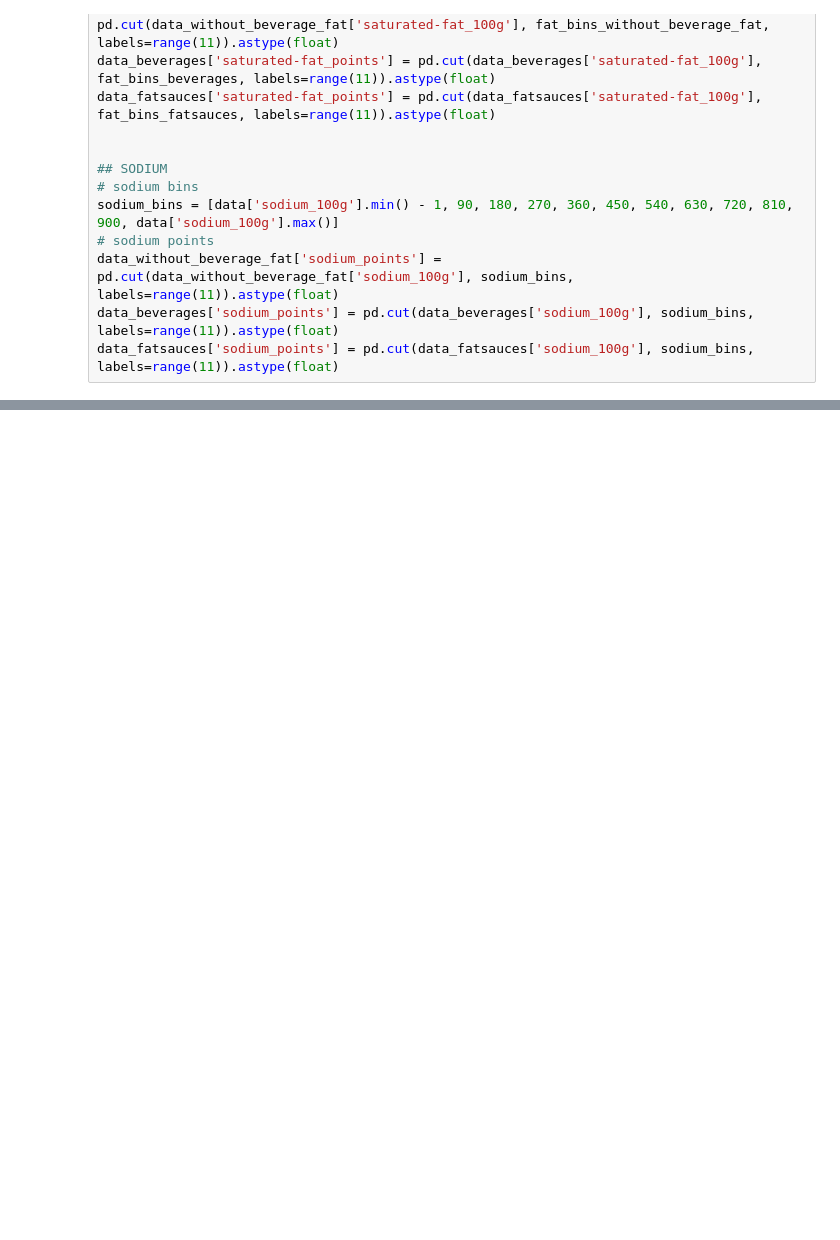
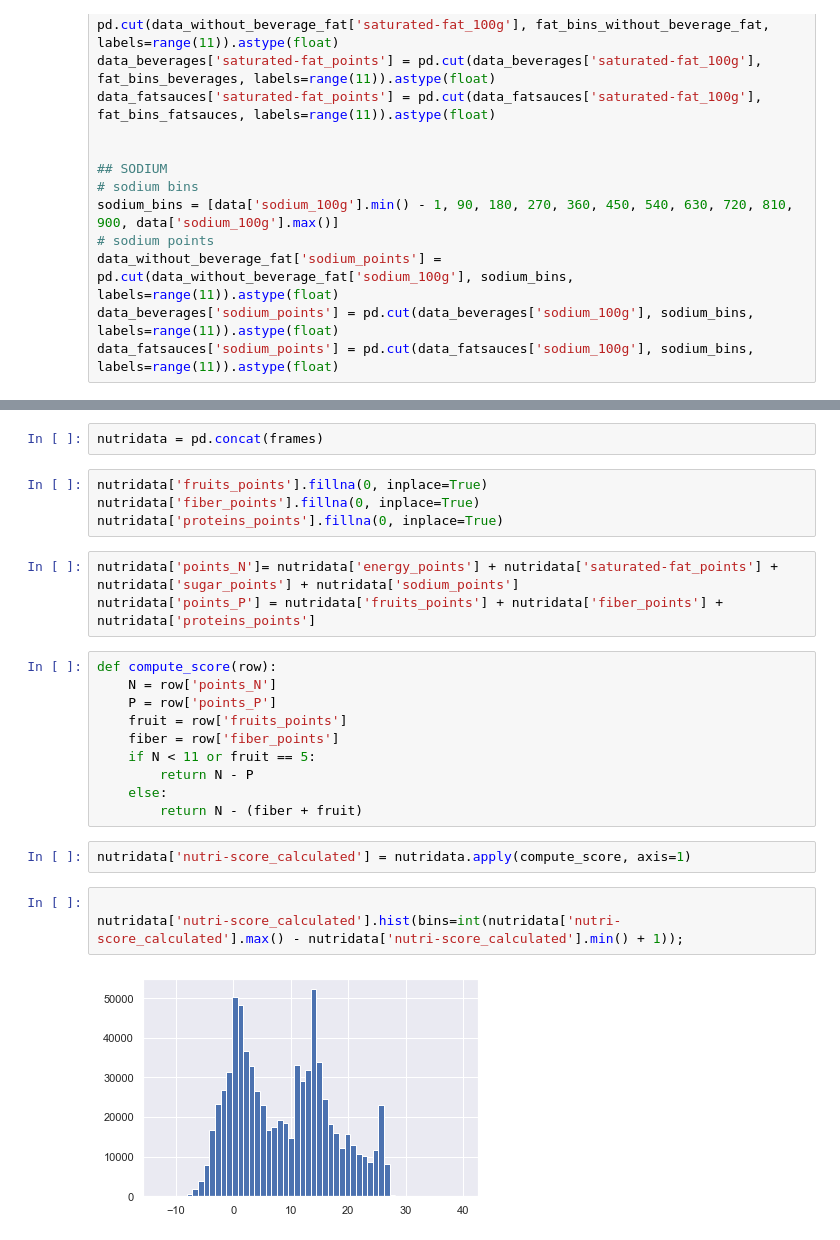
Before and after one commit to romi514/ProjectADA, a Jupyter notebook: exploration/columns_exploration.ipynb, the cells around one changed output, grey strips where cells are left out. Saved outputs shown, nothing was run; the diff lists cells and outputs as text; blank space fills up the shorter version.

Commit message:
nutriscore calculation almost finish

```diff
--- a/exploration/columns_exploration.ipynb
+++ b/exploration/columns_exploration.ipynb
@@ -290,0 +337,26 @@ data_fatsauces['points_N'] = data_fatsauces['energy_points'] + data_fatsauces['s
+# %%
+nutridata = pd.concat(frames)
+# %%
+nutridata['fruits_points'].fillna(0, inplace=True)
+nutridata['fiber_points'].fillna(0, inplace=True)
+nutridata['proteins_points'].fillna(0, inplace=True)
+# %%
+nutridata['points_N']= nutridata['energy_points'] + nutridata['saturated-fat_points'] + nutridata['sugar_points'] + nutridata['sodium_points']
+nutridata['points_P'] = nutridata['fruits_points'] + nutridata['fiber_points'] + nutridata['proteins_points']
+# %%
+def compute_score(row):
+    N = row['points_N']
+    P = row['points_P']
+    fruit = row['fruits_points']
+    fiber = row['fiber_points']
+    if N < 11 or fruit == 5:
+        return N - P
+    else:
+        return N - (fiber + fruit)
+# %%
+nutridata['nutri-score_calculated'] = nutridata.apply(compute_score, axis=1)
+# %%
+
+nutridata['nutri-score_calculated'].hist(bins=int(nutridata['nutri-score_calculated'].max() - nutridata['nutri-score_calculated'].min() + 1));
+# %% [output]
+[figure, added]
```
Also changed, not shown: parts of 12 cells of this notebook.
